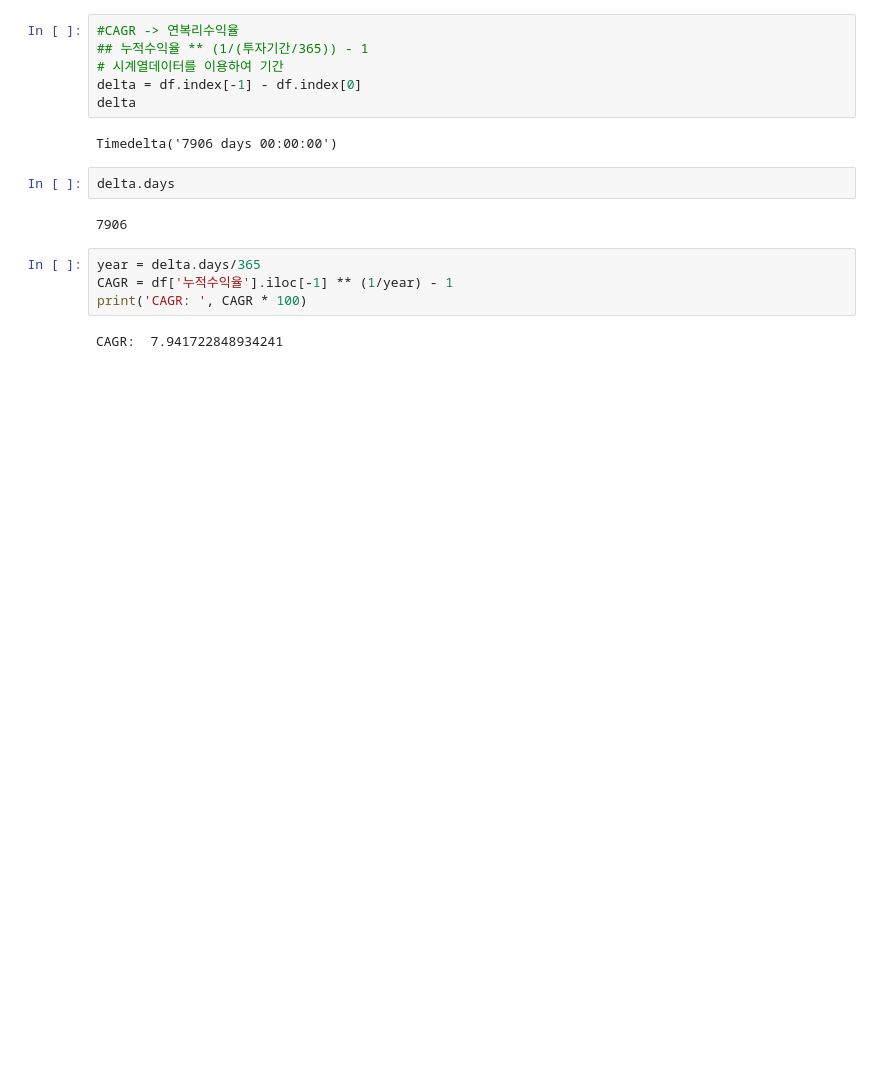
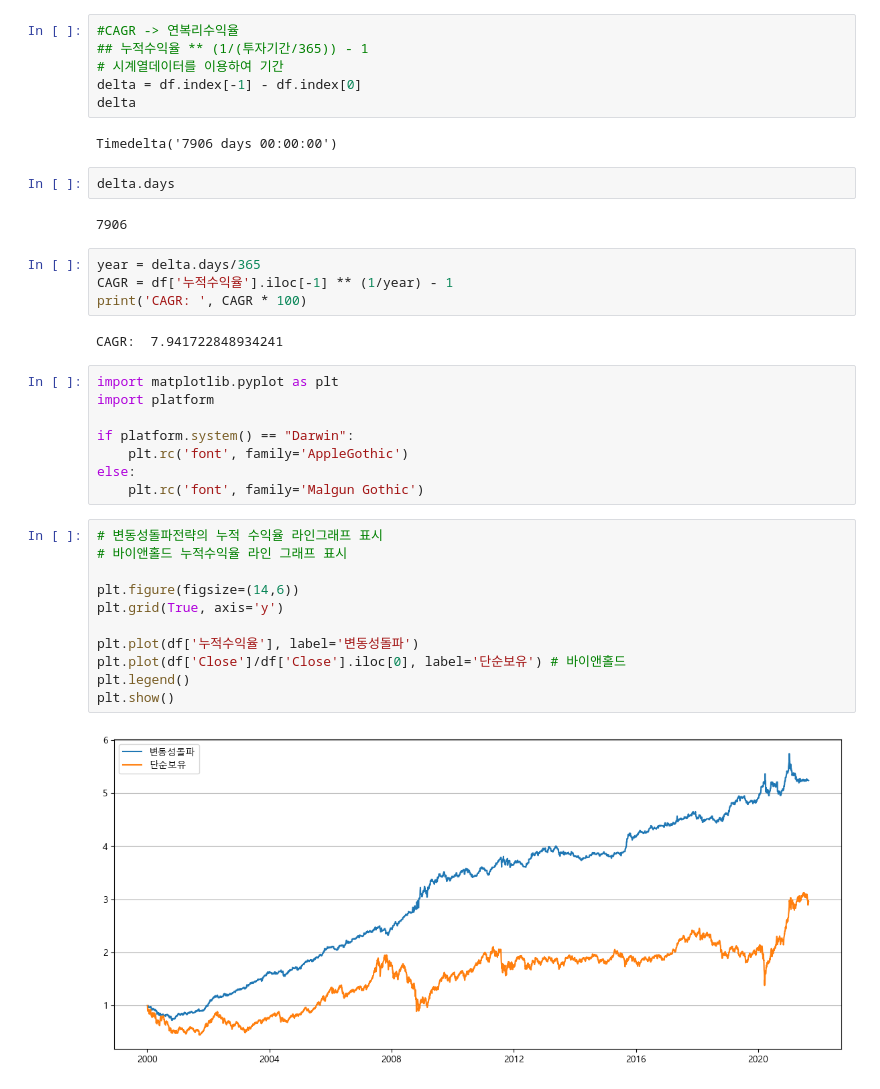
Before and after one commit to sejinhwang97ko/2023prac, a Jupyter notebook: 20230426/02_변동성돌파전략.ipynb, the cells around one changed output. Cells and saved outputs as stored; diff of their text form; blank space fills up the shorter version.

```diff
--- a/20230426/02_변동성돌파전략.ipynb
+++ b/20230426/02_변동성돌파전략.ipynb
@@ -120,3 +120,24 @@ CAGR = df['누적수익율'].iloc[-1] ** (1/year) - 1
 print('CAGR: ', CAGR * 100)
 # %% [output]
 CAGR:  7.941722848934241
+# %%
+import matplotlib.pyplot as plt
+import platform
+
+if platform.system() == "Darwin":
+    plt.rc('font', family='AppleGothic')
+else:
+    plt.rc('font', family='Malgun Gothic')
+# %%
+# 변동성돌파전략의 누적 수익율 라인그래프 표시
+# 바이앤홀드 누적수익율 라인 그래프 표시
+
+plt.figure(figsize=(14,6))
+plt.grid(True, axis='y')
+
+plt.plot(df['누적수익율'], label='변동성돌파')
+plt.plot(df['Close']/df['Close'].iloc[0], label='단순보유') # 바이앤홀드
+plt.legend()
+plt.show()
+# %% [output]
+[figure, added]
```
Also changed, not shown: parts of 13 cells of this notebook.
